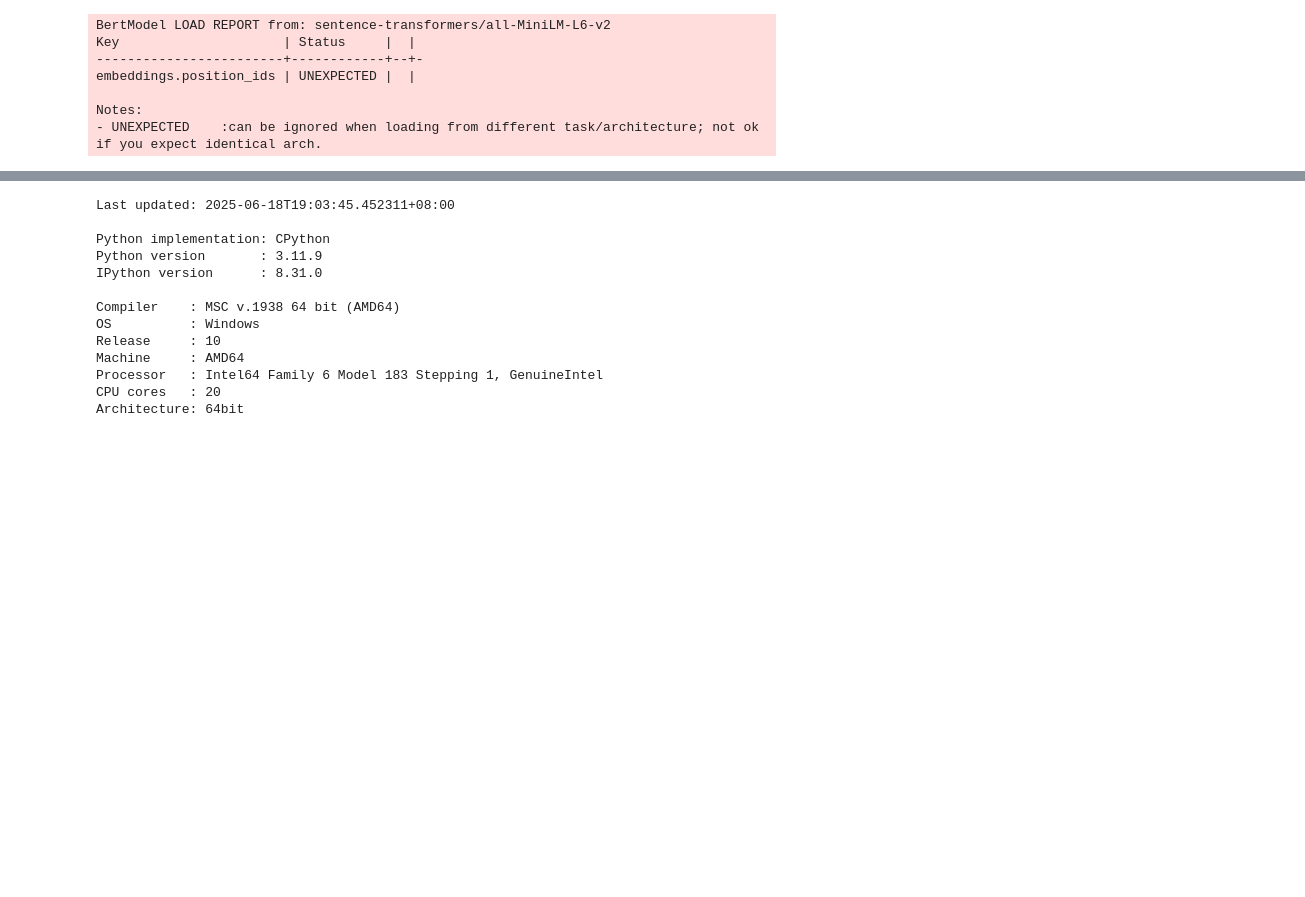
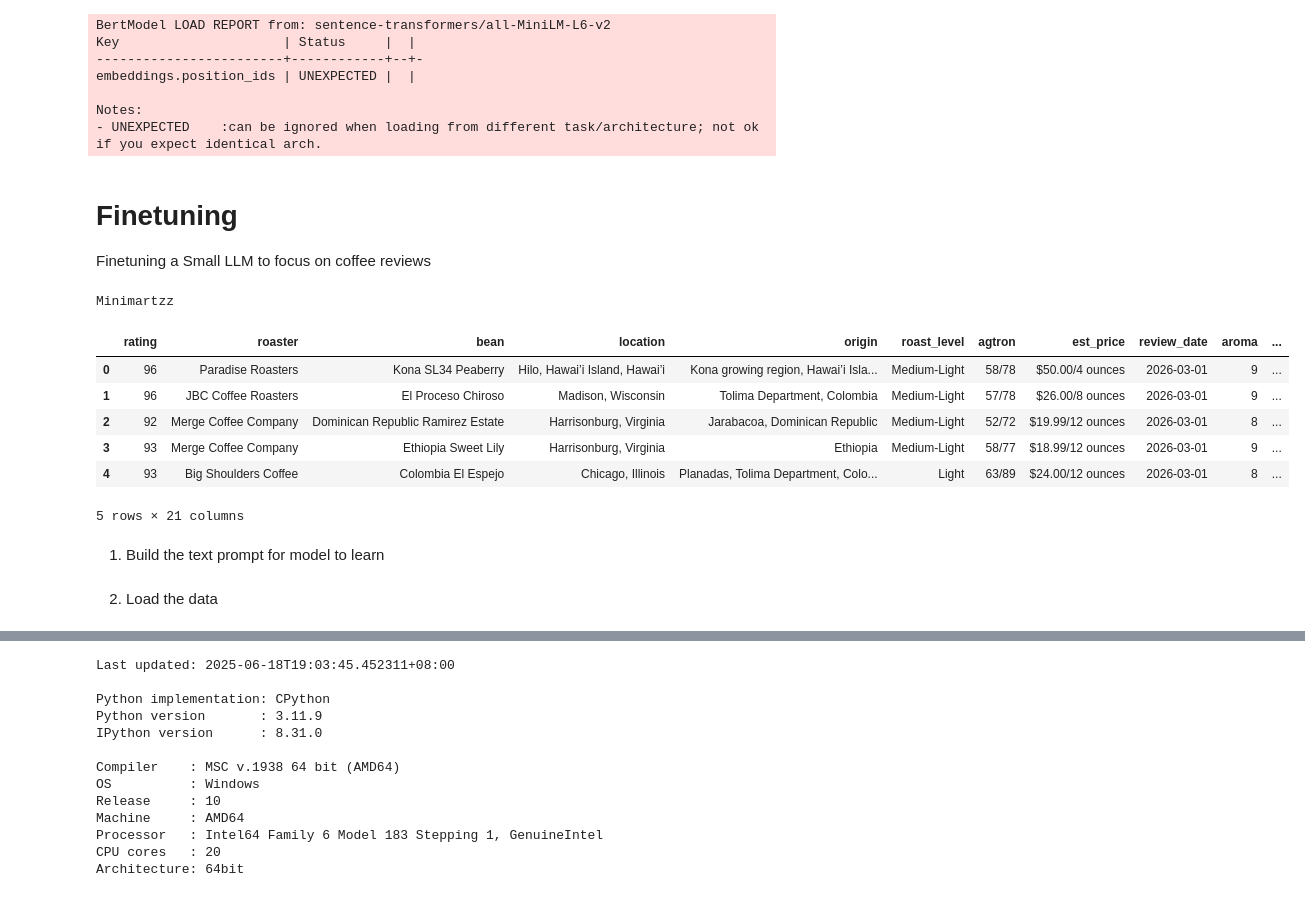
Before and after one commit to minimartzz/bean-juice, a Jupyter notebook: notebooks/coffee_explore.ipynb, the cells around one changed output, grey strips where cells are left out. Drawn from its saved outputs; the diff is of its cells as text; code cells hidden in the pictures; blank space fills up the shorter version.

Commit message:
[Update] Trying out SFT on coffee reviews

```diff
--- a/notebooks/coffee_explore.ipynb
+++ b/notebooks/coffee_explore.ipynb
@@ -219,3 +220,14 @@ embeddings.position_ids | UNEXPECTED |  |
 
 Notes:
 - UNEXPECTED    :can be ignored when loading from different task/architecture; not ok if you expect identical arch.
+# %% [markdown]
+# Finetuning
+
+Finetuning a Small LLM to focus on coffee reviews
+# %%
+from huggingface_hub import notebook_login, whoami
+notebook_login()
+user_info = whoami()
+print(user_info['name'])
+# %% [output]
+Minimartzz
@@ -221,0 +248,25 @@ Notes:
+# %%
+DB_PATH = "../data/warehouse/coffee.duckdb"
+TRAIN_SPLIT = 0.9
+
+con = duckdb.connect(DB_PATH)
+df = con.sql("SELECT * FROM coffee.reviews;").df()
+
+# Remove entries where both bottom_line and who_should_drink are empty (target col)
+mask = df[(df['bottom_line'].isna()) & (df['who_should_drink'].isna())].index
+df = df[~df.index.isin(mask)]
+
+# Merge both bottom_line and who_should drink
+df['recommendation'] = df['bottom_line'].str.cat(df['who_should_drink'], sep=' ', na_rep='')
+
+df.head()
+# %% [output]
+|  | rating | roaster | bean | location | origin | roast_level | agtron | est_price | review_date | aroma | ... |
+| 0 | 96 | Paradise Roasters | Kona SL34 Peaberry | Hilo, Hawai’i Island, Hawai’i | Kona growing region, Hawai’i Isla... | Medium-Light | 58/78 | $50.00/4 ounces | 2026-03-01 | 9 | ... |
+| 1 | 96 | JBC Coffee Roasters | El Proceso Chiroso | Madison, Wisconsin | Tolima Department, Colombia | Medium-Light | 57/78 | $26.00/8 ounces | 2026-03-01 | 9 | ... |
+| 2 | 92 | Merge Coffee Company | Dominican Republic Ramirez Estate | Harrisonburg, Virginia | Jarabacoa, Dominican Republic | Medium-Light | 52/72 | $19.99/12 ounces | 2026-03-01 | 8 | ... |
+| 3 | 93 | Merge Coffee Company | Ethiopia Sweet Lily | Harrisonburg, Virginia | Ethiopia | Medium-Light | 58/77 | $18.99/12 ounces | 2026-03-01 | 9 | ... |
+| 4 | 93 | Big Shoulders Coffee | Colombia El Espejo | Chicago, Illinois | Planadas, Tolima Department, Colo... | Light | 63/89 | $24.00/12 ounces | 2026-03-01 | 8 | ... |
+5 rows × 21 columns
+# %% [markdown]
+1. Build the text prompt for model to learn
@@ -221,0 +328,2 @@ Notes:
+# %% [markdown]
+2. Load the data
```
Also changed, not shown: parts of 15 cells of this notebook, 2 other files.
